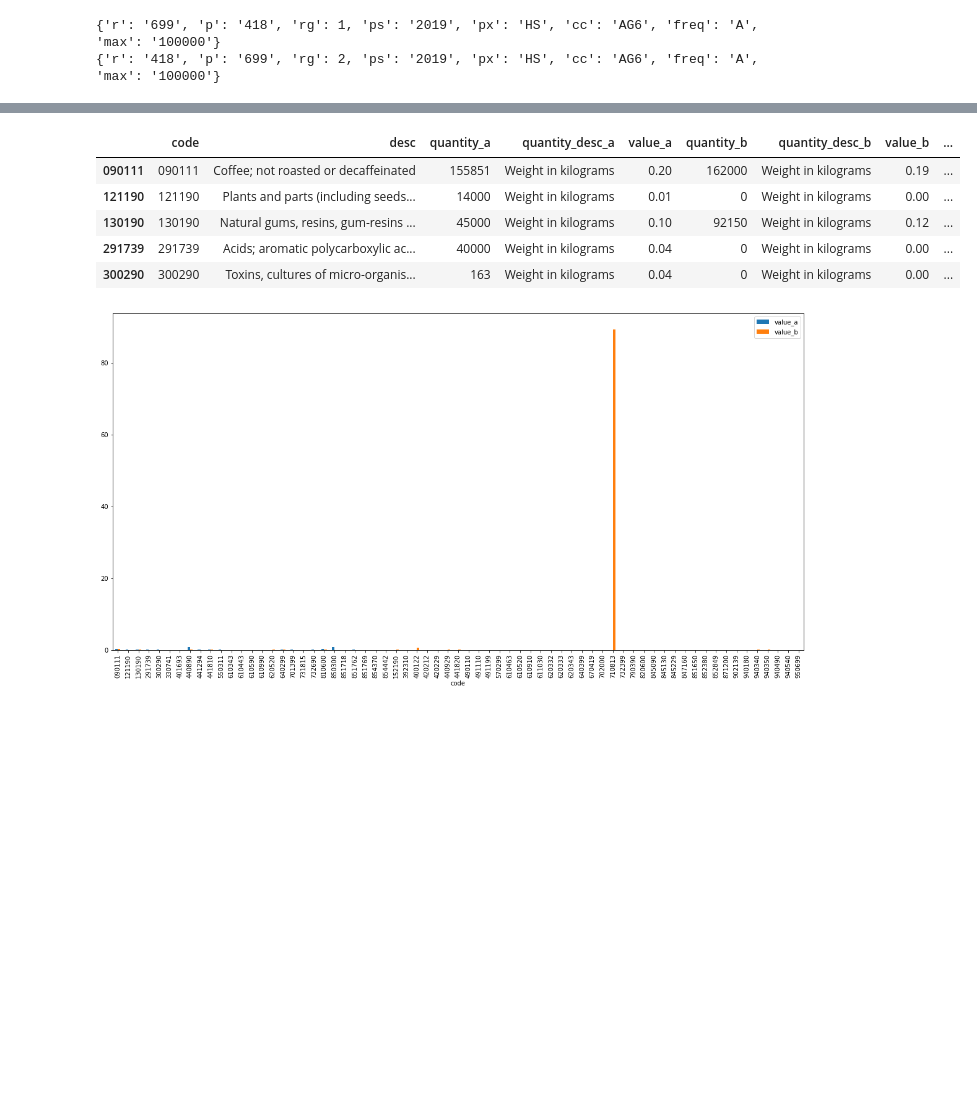
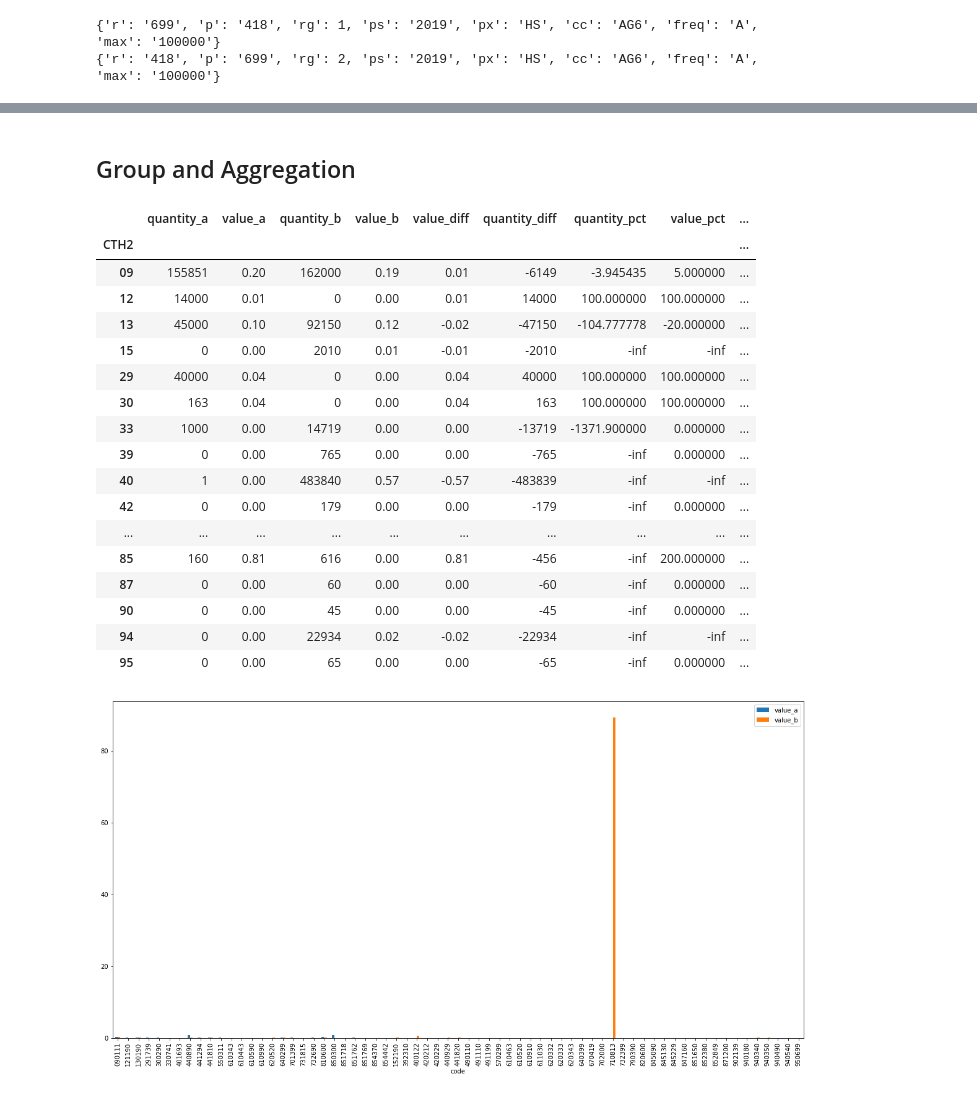
Before and after one commit to kmaneesh/tta, a Jupyter notebook: notebook/country/import.ipynb, the cells around one changed output, grey strips where cells are left out. Cells and saved outputs as stored; diff of their text form; code cells hidden in the pictures; blank space fills up the shorter version.

```diff
--- a/notebook/country/import.ipynb
+++ b/notebook/country/import.ipynb
@@ -149,22 +149,35 @@ df6.sort_values(by=['code'])
 | 940490 | 940490 | Bedding and similar furnishing ar... | 0 | Weight in kilograms | 0.00 | 577 | Weight in kilograms | 0.00 | ... |
 | 940540 | 940540 | Lamps and light fittings; electri... | 0 | Weight in kilograms | 0.00 | 115 | Weight in kilograms | 0.00 | ... |
 | 950699 | 950699 | Equipment for outdoor games and r... | 0 | Number of items | 0.00 | 65 | Number of items | 0.00 | ... |
+# %% [markdown]
+## Group and Aggregation
 # %%
 df = df6
 df['CTH6'] = df['code']
 df['CTH4'] = df['code'].str.slice(0,4)
 df['CTH2'] = df['code'].str.slice(0,2)
 df['QR'] = df['quantity_a'] / df['quantity_b']
 df['VR'] = df['value_a'] / df['value_b']
-# df.groupby(['CTH2']).sum()
-df.head()
+df.groupby(['CTH2']).sum()
 # %% [output]
-|  | code | desc | quantity_a | quantity_desc_a | value_a | quantity_b | quantity_desc_b | value_b | ... |
-| 090111 | 090111 | Coffee; not roasted or decaffeinated | 155851 | Weight in kilograms | 0.20 | 162000 | Weight in kilograms | 0.19 | ... |
-| 121190 | 121190 | Plants and parts (including seeds... | 14000 | Weight in kilograms | 0.01 | 0 | Weight in kilograms | 0.00 | ... |
-| 130190 | 130190 | Natural gums, resins, gum-resins ... | 45000 | Weight in kilograms | 0.10 | 92150 | Weight in kilograms | 0.12 | ... |
-| 291739 | 291739 | Acids; aromatic polycarboxylic ac... | 40000 | Weight in kilograms | 0.04 | 0 | Weight in kilograms | 0.00 | ... |
-| 300290 | 300290 | Toxins, cultures of micro-organis... | 163 | Weight in kilograms | 0.04 | 0 | Weight in kilograms | 0.00 | ... |
+|  | quantity_a | value_a | quantity_b | value_b | value_diff | quantity_diff | quantity_pct | value_pct | ... |
+| CTH2 |  |  |  |  |  |  |  |  | ... |
+| 09 | 155851 | 0.20 | 162000 | 0.19 | 0.01 | -6149 | -3.945435 | 5.000000 | ... |
+| 12 | 14000 | 0.01 | 0 | 0.00 | 0.01 | 14000 | 100.000000 | 100.000000 | ... |
+| 13 | 45000 | 0.10 | 92150 | 0.12 | -0.02 | -47150 | -104.777778 | -20.000000 | ... |
+| 15 | 0 | 0.00 | 2010 | 0.01 | -0.01 | -2010 | -inf | -inf | ... |
+| 29 | 40000 | 0.04 | 0 | 0.00 | 0.04 | 40000 | 100.000000 | 100.000000 | ... |
+| 30 | 163 | 0.04 | 0 | 0.00 | 0.04 | 163 | 100.000000 | 100.000000 | ... |
+| 33 | 1000 | 0.00 | 14719 | 0.00 | 0.00 | -13719 | -1371.900000 | 0.000000 | ... |
+| 39 | 0 | 0.00 | 765 | 0.00 | 0.00 | -765 | -inf | 0.000000 | ... |
+| 40 | 1 | 0.00 | 483840 | 0.57 | -0.57 | -483839 | -inf | -inf | ... |
+| 42 | 0 | 0.00 | 179 | 0.00 | 0.00 | -179 | -inf | 0.000000 | ... |
+| ... | ... | ... | ... | ... | ... | ... | ... | ... | ... |
+| 85 | 160 | 0.81 | 616 | 0.00 | 0.81 | -456 | -inf | 200.000000 | ... |
+| 87 | 0 | 0.00 | 60 | 0.00 | 0.00 | -60 | -inf | 0.000000 | ... |
+| 90 | 0 | 0.00 | 45 | 0.00 | 0.00 | -45 | -inf | 0.000000 | ... |
+| 94 | 0 | 0.00 | 22934 | 0.02 | -0.02 | -22934 | -inf | -inf | ... |
+| 95 | 0 | 0.00 | 65 | 0.00 | 0.00 | -65 | -inf | 0.000000 | ... |
 # %%
 df6.plot(kind='bar', y=['value_a','value_b'], x='code')
 plt.show()
```
Also changed, not shown: parts of 4 cells of this notebook, 1 other file.
